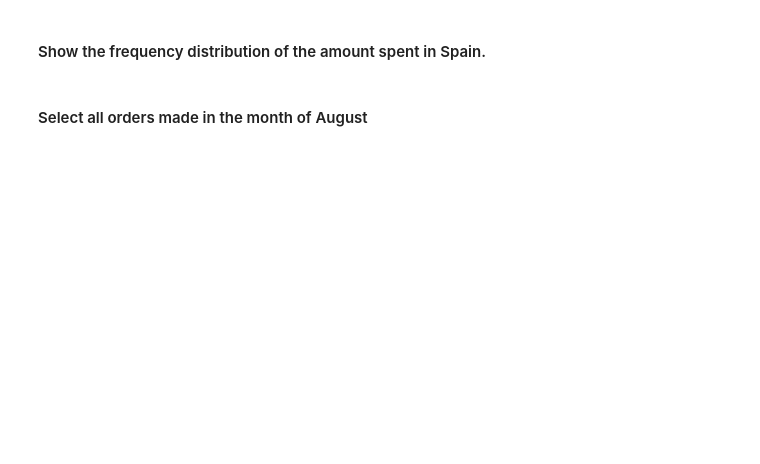
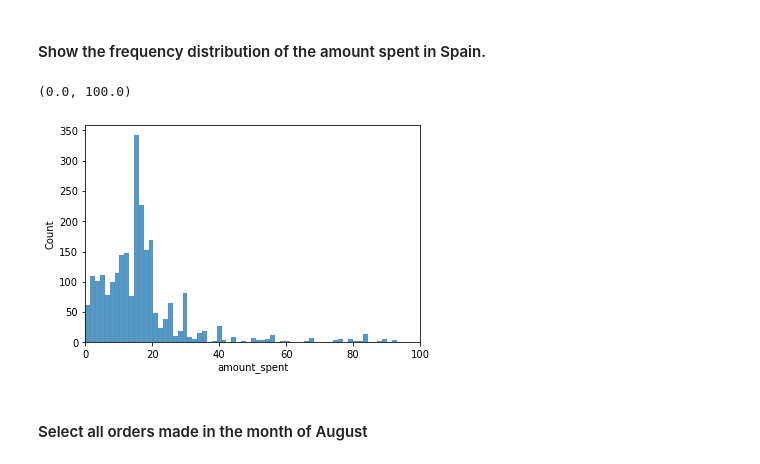
Before and after one commit to JulianTrufero/lab-descriptive-stats, a Jupyter notebook: your-code/main_2.ipynb, the cells around one changed output. Saved outputs shown, nothing was run; the diff lists cells and outputs as text; code cells hidden in the pictures; blank space fills up the shorter version.

```diff
--- a/your-code/main_2.ipynb
+++ b/your-code/main_2.ipynb
@@ -378,4 +441,10 @@ orders.describe()
 # %% [markdown]
 #### Show the frequency distribution of the amount spent in Spain.
+# %%
+sns.histplot(x=orders[orders.Country == 'Spain'].amount_spent, data=orders)
+plt.xlim([0, 100])
+# %% [output]
+(0.0, 100.0)
+[figure, added]
 # %% [markdown]
 #### Select all orders made in the month of August
```
Also changed, not shown: parts of 14 cells of this notebook.
